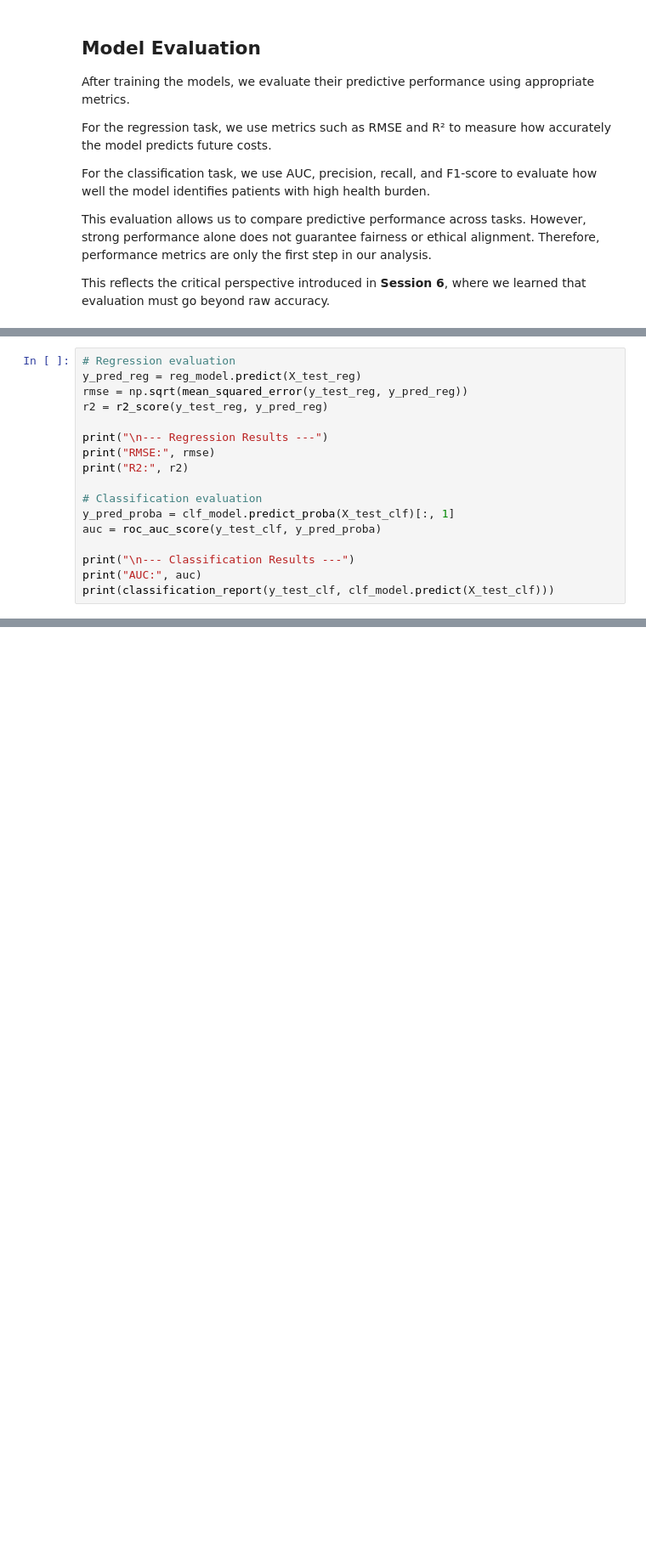
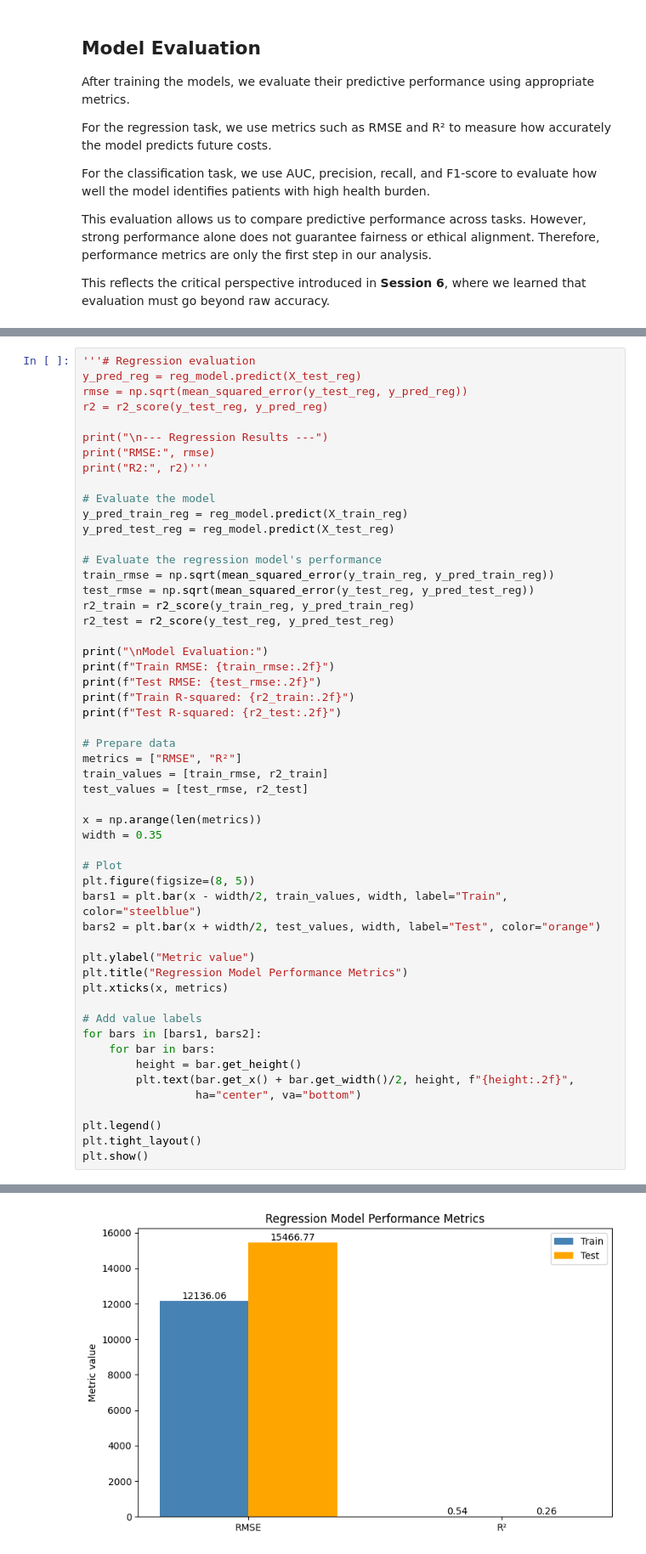
Before and after one commit to pablosreyero/TUDa_Explainable_AI_Project, a Jupyter notebook: project_notebook.ipynb, the cells around one changed output, grey strips where cells are left out. Shown at 85% size. Saved outputs shown, nothing was run; the diff lists cells and outputs as text; blank space fills up the shorter version.

Commit message:
Modified some code, added more assesment metrics for both the regression and the classification model results, more documentation and changed a bit the structure

```diff
--- a/project_notebook.ipynb
+++ b/project_notebook.ipynb
@@ -310,18 +384,54 @@ This reflects the critical perspective introduced in **Session 6**, where we lea
 # %%
-# Regression evaluation
+'''# Regression evaluation
 y_pred_reg = reg_model.predict(X_test_reg)
 rmse = np.sqrt(mean_squared_error(y_test_reg, y_pred_reg))
 r2 = r2_score(y_test_reg, y_pred_reg)
 
 print("\n--- Regression Results ---")
 print("RMSE:", rmse)
-print("R2:", r2)
+print("R2:", r2)'''
 
-# Classification evaluation
-y_pred_proba = clf_model.predict_proba(X_test_clf)[:, 1]
-auc = roc_auc_score(y_test_clf, y_pred_proba)
+# Evaluate the model
+y_pred_train_reg = reg_model.predict(X_train_reg)
+y_pred_test_reg = reg_model.predict(X_test_reg)
 
-print("\n--- Classification Results ---")
-print("AUC:", auc)
-print(classification_report(y_test_clf, clf_model.predict(X_test_clf)))
+# Evaluate the regression model's performance
+train_rmse = np.sqrt(mean_squared_error(y_train_reg, y_pred_train_reg))
+test_rmse = np.sqrt(mean_squared_error(y_test_reg, y_pred_test_reg))
+r2_train = r2_score(y_train_reg, y_pred_train_reg)
+r2_test = r2_score(y_test_reg, y_pred_test_reg)
+
+print("\nModel Evaluation:")
+print(f"Train RMSE: {train_rmse:.2f}")
+print(f"Test RMSE: {test_rmse:.2f}")
+print(f"Train R-squared: {r2_train:.2f}")
+print(f"Test R-squared: {r2_test:.2f}")
+
+# Prepare data
+metrics = ["RMSE", "R²"]
+train_values = [train_rmse, r2_train]
+test_values = [test_rmse, r2_test]
+
+x = np.arange(len(metrics))
+width = 0.35
+
+# Plot
+plt.figure(figsize=(8, 5))
+bars1 = plt.bar(x - width/2, train_values, width, label="Train", color="steelblue")
+bars2 = plt.bar(x + width/2, test_values, width, label="Test", color="orange")
+
+plt.ylabel("Metric value")
+plt.title("Regression Model Performance Metrics")
+plt.xticks(x, metrics)
+
+# Add value labels
+for bars in [bars1, bars2]:
+    for bar in bars:
+        height = bar.get_height()
+        plt.text(bar.get_x() + bar.get_width()/2, height, f"{height:.2f}",
+                 ha="center", va="bottom")
+
+plt.legend()
+plt.tight_layout()
+plt.show()
 # %% [output]
@@ -341,0 +443 @@ weighted avg       0.91      0.90      0.90      9757
+[figure, added]
```
Also changed, not shown: parts of 25 cells of this notebook.
